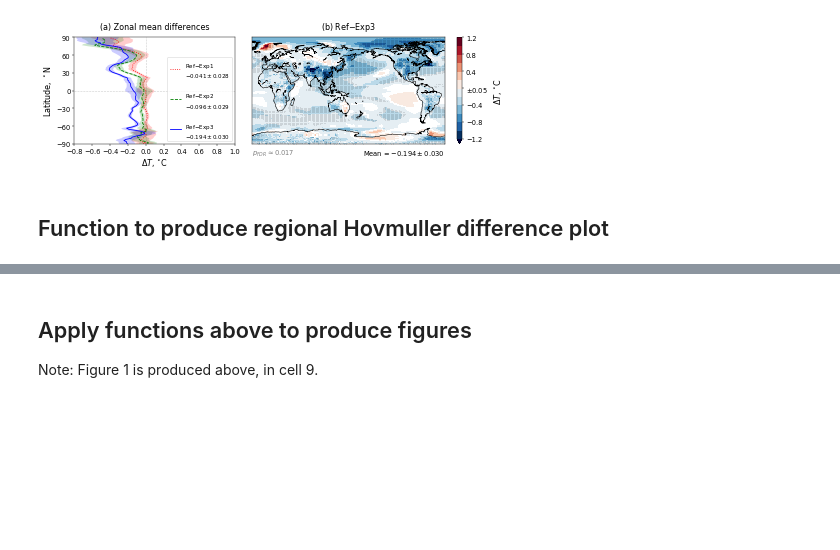
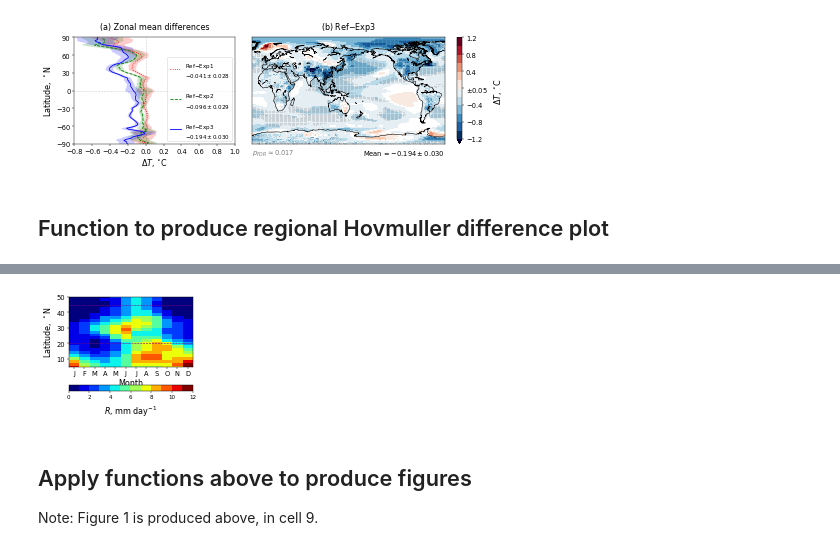
Before and after one commit to grandey/p17d-sulphur-eas-eqm, a Jupyter notebook: analysis_draft2018a/figures_draft2018a.ipynb, the cells around one changed output, grey strips where cells are left out. Saved outputs shown, nothing was run; the diff lists cells and outputs as text; code cells hidden in the pictures; blank space fills up the shorter version.

```diff
--- a/analysis_draft2018a/figures_draft2018a.ipynb
+++ b/analysis_draft2018a/figures_draft2018a.ipynb
@@ -619,3 +640,93 @@ if True:
+# %%
+def hovmuller_scenario(variable='PRECC+PRECL',
+                       f_or_b='b',
+                       scenario='2000',
+                       region='EAs',
+                       vlim=[0, 12], whiteout='0.0',
+                       cmap_name='jet', nlev=12, colorbar=True,
+                       ylim=[5, 50], ylabel=True, xlabel=True,
+                       title=None,
+                       ax=None):
+    # Create Axes if no Axes passed as an argument
+    if ax is None:
+        fig, ax = plt.subplots(1, 1, figsize=(4, 4))
+    # Discretise colormap and set over/under
+    cmap = plt.cm.get_cmap(cmap_name, nlev)
+    if cmap_name == 'RdBu_r':
+        cmap.set_under([0, 0, 0.25])
+        cmap.set_over([0.25, 0, 0])
+    elif cmap_name=='BrBG':
+        cmap.set_under([0.2,0.1,0])
+        cmap.set_over([0,0.15,0.1])
+    # Load data for scenario
+    data_mayx = lib_draft2018a.load_output_monthly(variable=variable,
+                                                   scenario=scenario,
+                                                   f_or_b=f_or_b,
+                                                   apply_sf=True)
+    # If units are per year, change to per day
+    units = variable_units_dict[variable]
+    if 'year$^{-1}$' in units:
+        units = units.replace('year$^{-1}$', 'day$^{-1}$')
+        data_mayx = data_mayx / 365
+    # Select longitude range of interest
+    data_mayx = climapy.xr_shift_lon(data_mayx, lon_min=-29.)  # shift longitudes
+    lon_bounds = region_bounds_dict[region][0]
+    data_mayx = climapy.xr_mask_bounds(data_mayx, lon_bounds=lon_bounds)
+    data_mayx = data_mayx.dropna(dim='lon', how='all')
+    # Average across longitudes
+    data_may = data_mayx.mean(dim='lon')
+    # Mean across years and difference (Ref-Exp)
+    data_my = data_may.mean(dim='year')
+    # Plot image
+    im = ax.imshow(np.flipud(np.ma.masked_inside(data_my.T.data,
+                                                 -float(whiteout),
+                                                 float(whiteout))),
+                   extent=[0.5, 12.5, lat0, -lat0], aspect=0.15,
+                   interpolation='Nearest',
+                   vmin=vlim[0], vmax=vlim[1], cmap=cmap)
+    # Lines to show region latitude bounds
+    for lat_bound in region_bounds_dict[region][1]:
+        ax.axhline(lat_bound, c='purple', linewidth=1, linestyle='--')
+    # y-axis
+    plt.yticks(fontsize='large')
+    ax.set_ylim(ylim)
+    if ylabel:
+        ax.set_ylabel(r'Latitude, $^\circ$N', fontsize='x-large')
+    # x-axis
+    plt.xticks(range(1, 13),
+               ['J', 'F', 'M', 'A', 'M', 'J', 'J', 'A', 'S', 'O', 'N', 'D'],
+               fontsize='large')
+    if xlabel:
+        ax.set_xlabel('Month', fontsize='x-large')
+    # Colorbar
+    if colorbar:
+        if data_my.min() < vlim[0] and data_my.max() > vlim[1]:
+            extend = 'both'
+        elif data_my.min() < vlim[0]:
+            extend = 'min'
+        elif data_my.max() > vlim[1]:
+            extend = 'max'
+        else:
+            extend = 'neither'
+        ticks = np.arange(vlim[0], vlim[1]+1e-10, (vlim[1]-vlim[0])/(nlev/2))
+        cbar = plt.colorbar(im, ticks=ticks, extend=extend,
+                            orientation='horizontal')
+        if float(whiteout) != 0:
+            tick_labels = [item.get_text() for item in cbar.ax.get_xticklabels()]
+            tick_labels[int(nlev/4)] = r'$\pm$' + whiteout
+            cbar.ax.set_xticklabels(tick_labels, fontsize='large')
+        label = '{}, {}'.format(variable_symbol_dict[variable].replace('\Delta ', ''),
+                                units)
+        cbar.set_label(label, fontsize='x-large', labelpad=7)
+    # Title
+    if title:
+        ax.set_title(title, fontsize='x-large')
+    return ax, im, tm_diff
+
+if True:
+    hovmuller_scenario()
+# %% [output]
+[figure, added]
 # %% [markdown]
 ## Apply functions above to produce figures
 Note: Figure 1 is produced above, in cell 9.
```
Also changed, not shown: parts of 5 cells of this notebook.
